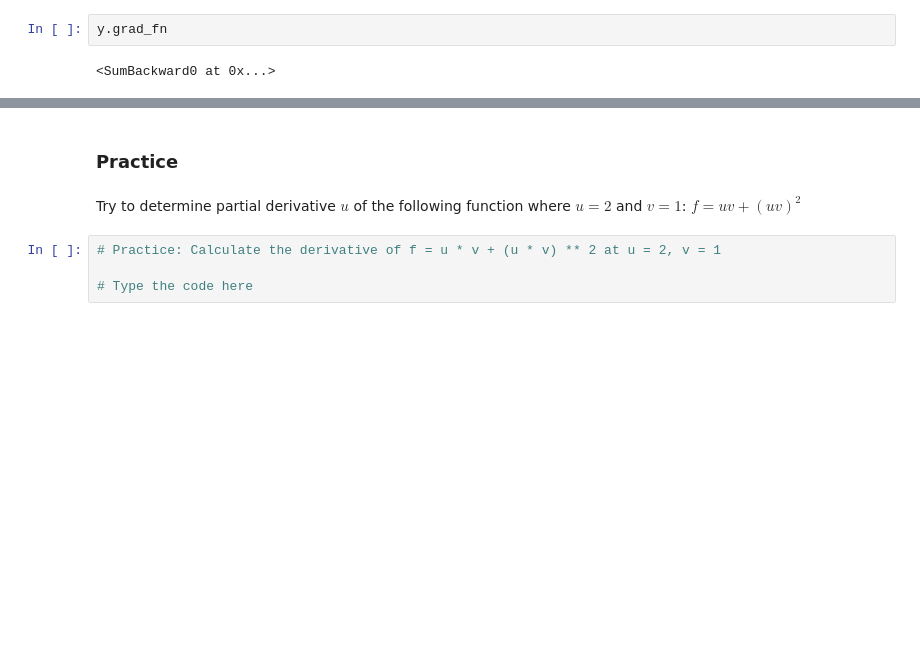
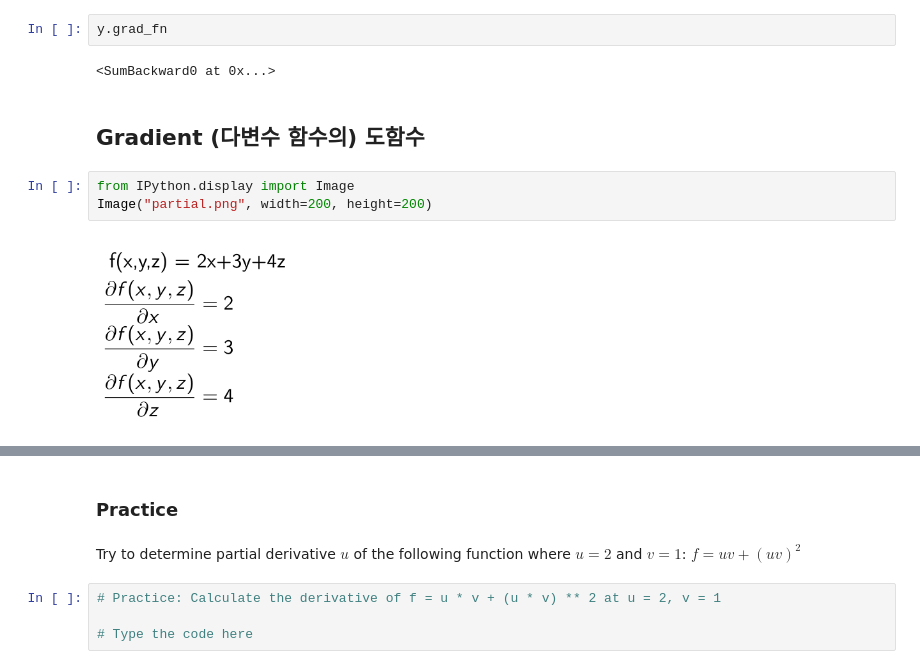
Before and after one commit to kkim610/DS, a Jupyter notebook: PyTorch2/1.2derivativesandGraphsinPytorch_v2.ipynb, the cells around one changed output, grey strips where cells are left out. Cells and saved outputs as stored; diff of their text form; blank space fills up the shorter version.

```diff
--- a/PyTorch2/1.2derivativesandGraphsinPytorch_v2.ipynb
+++ b/PyTorch2/1.2derivativesandGraphsinPytorch_v2.ipynb
@@ -279,3 +290,10 @@ plt.show()
 y.grad_fn
 # %% [output]
 <SumBackward0 at 0x...>
+# %% [markdown]
+<h2 id="Partial_Derivative">Gradient (다변수 함수의) 도함수</h2>
+# %%
+from IPython.display import Image
+Image("partial.png", width=200, height=200)
+# %% [output]
+[figure, added]
```
Also changed, not shown: parts of 5 cells of this notebook, 2 other files.
